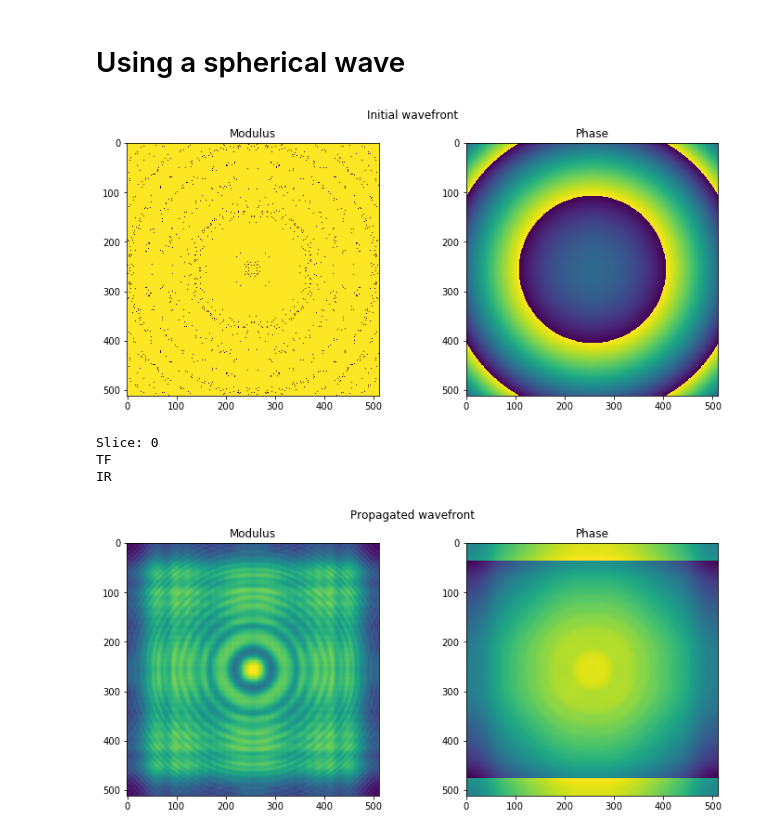
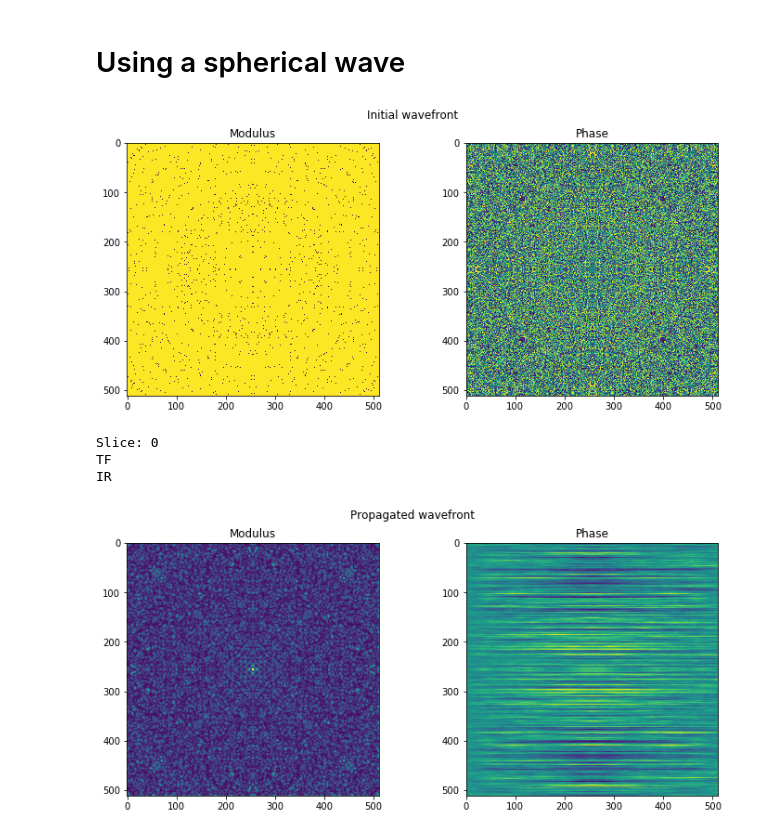
Before and after one commit to mdw771/instructive_ipython_notebooks, a Jupyter notebook: Point_projection_magnification_experiment.ipynb, the cells around one changed output. Drawn from its saved outputs; the diff is of its cells as text; code cells hidden in the pictures.

```diff
--- a/Point_projection_magnification_experiment.ipynb
+++ b/Point_projection_magnification_experiment.ipynb
@@ -82,17 +82,17 @@ IR
 # %% [markdown]
 # Using a spherical wave
 # %%
-dist_to_source_nm = 1.32e9
+dist_to_source_nm = 1.32e3
 sim.initialize_wavefront('spherical', dist_to_source=dist_to_source_nm)
 plot_mod_and_phase(sim.wavefront, title='Initial wavefront')
 # print(np.abs(sim.wavefront))
 # print(np.angle(sim.wavefront))
 # np.set_printoptions(threshold=np.inf)
 sim.multislice_propagate(free_prop_dist=free_prop_dist_cm, free_prop_method='fresnel')
 plot_mod_and_phase(sim.wavefront, title='Propagated wavefront', unwrap=True)
 # %% [output]
-[figure, old version]
+[figure, new version]
 Slice: 0
 TF
 IR
-[figure, old version]
+[figure, new version]
```
Also changed, not shown: 1 other file.
